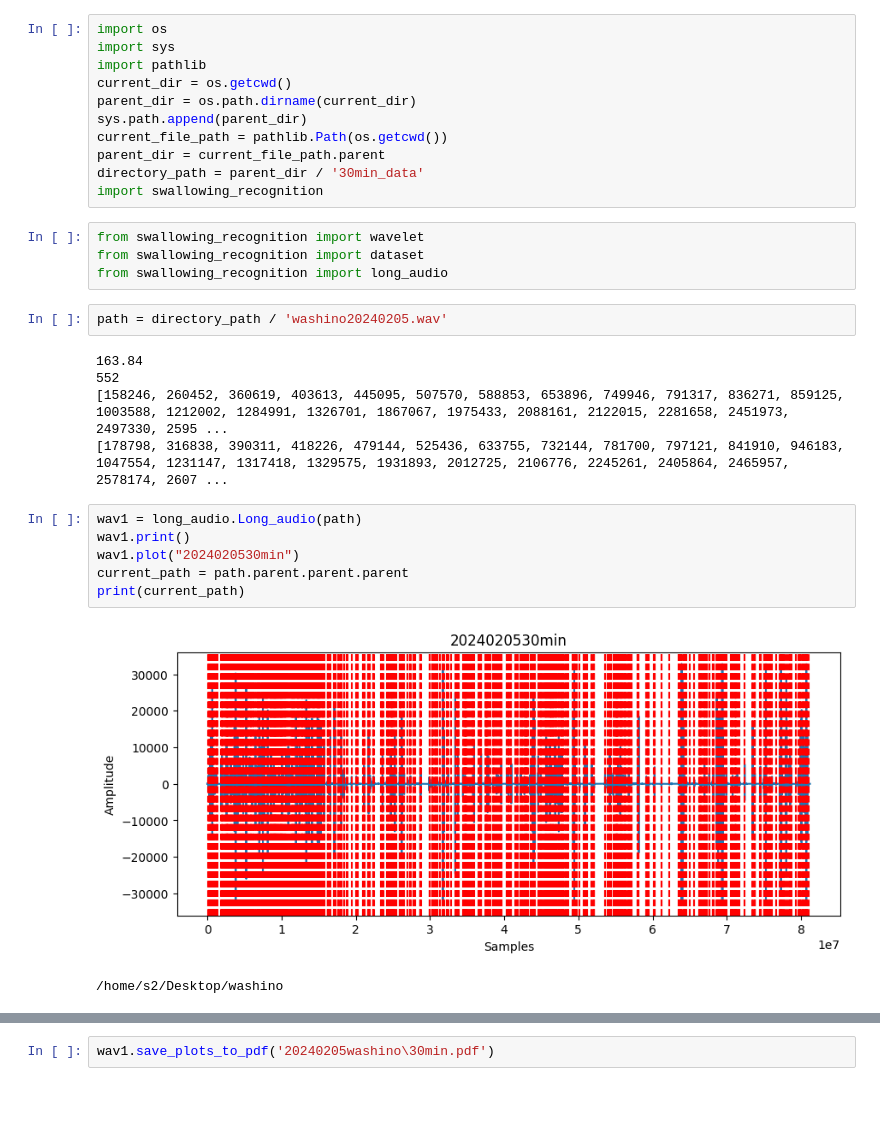
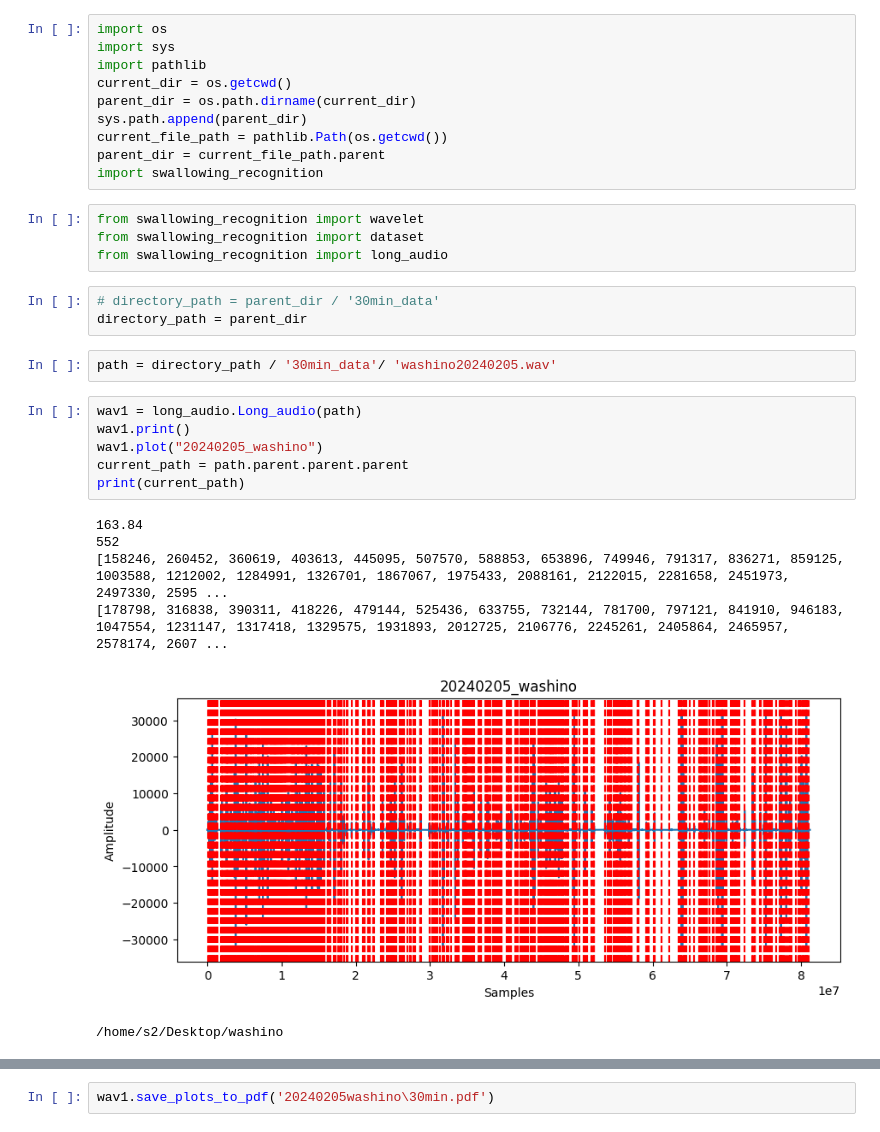
Before and after one commit to Kai-Washino/swallowing-recognition-DLmachine, a Jupyter notebook: uncropped_data.ipynb, the cells around one changed output, grey strips where cells are left out. Cells and saved outputs as stored; diff of their text form; blank space fills up the shorter version.

Commit message:
Update to plot prediction

```diff
--- a/uncropped_data.ipynb
+++ b/uncropped_data.ipynb
@@ -17,26 +18,27 @@ parent_dir = os.path.dirname(current_dir)
 sys.path.append(parent_dir)
 current_file_path = pathlib.Path(os.getcwd())
 parent_dir = current_file_path.parent
-directory_path = parent_dir / '30min_data'
 import swallowing_recognition
 # %%
 from swallowing_recognition import wavelet
 from swallowing_recognition import dataset
 from swallowing_recognition import long_audio
+# %%
+# directory_path = parent_dir / '30min_data'
+directory_path = parent_dir
 # %%
-path = directory_path / 'washino20240205.wav'
+path = directory_path / '30min_data'/ 'washino20240205.wav'
-# %% [output]
-163.84
-552
-[158246, 260452, 360619, 403613, 445095, 507570, 588853, 653896, 749946, 791317, 836271, 859125, 1003588, 1212002, 1284991, 1326701, 1867067, 1975433, 2088161, 2122015, 2281658, 2451973, 2497330, 2595 ...
-[178798, 316838, 390311, 418226, 479144, 525436, 633755, 732144, 781700, 797121, 841910, 946183, 1047554, 1231147, 1317418, 1329575, 1931893, 2012725, 2106776, 2245261, 2405864, 2465957, 2578174, 2607 ...
 # %%
 wav1 = long_audio.Long_audio(path)
 wav1.print()
-wav1.plot("2024020530min")
+wav1.plot("20240205_washino")
 current_path = path.parent.parent.parent
 print(current_path)
 # %% [output]
+163.84
+552
+[158246, 260452, 360619, 403613, 445095, 507570, 588853, 653896, 749946, 791317, 836271, 859125, 1003588, 1212002, 1284991, 1326701, 1867067, 1975433, 2088161, 2122015, 2281658, 2451973, 2497330, 2595 ...
+[178798, 316838, 390311, 418226, 479144, 525436, 633755, 732144, 781700, 797121, 841910, 946183, 1047554, 1231147, 1317418, 1329575, 1931893, 2012725, 2106776, 2245261, 2405864, 2465957, 2578174, 2607 ...
-[figure, old version]
+[figure, new version]
-/home/s2/Desktop/washino
+/home/s2/Desktop/washino
 # %%
```
Also changed, not shown: parts of 5 cells of this notebook.
